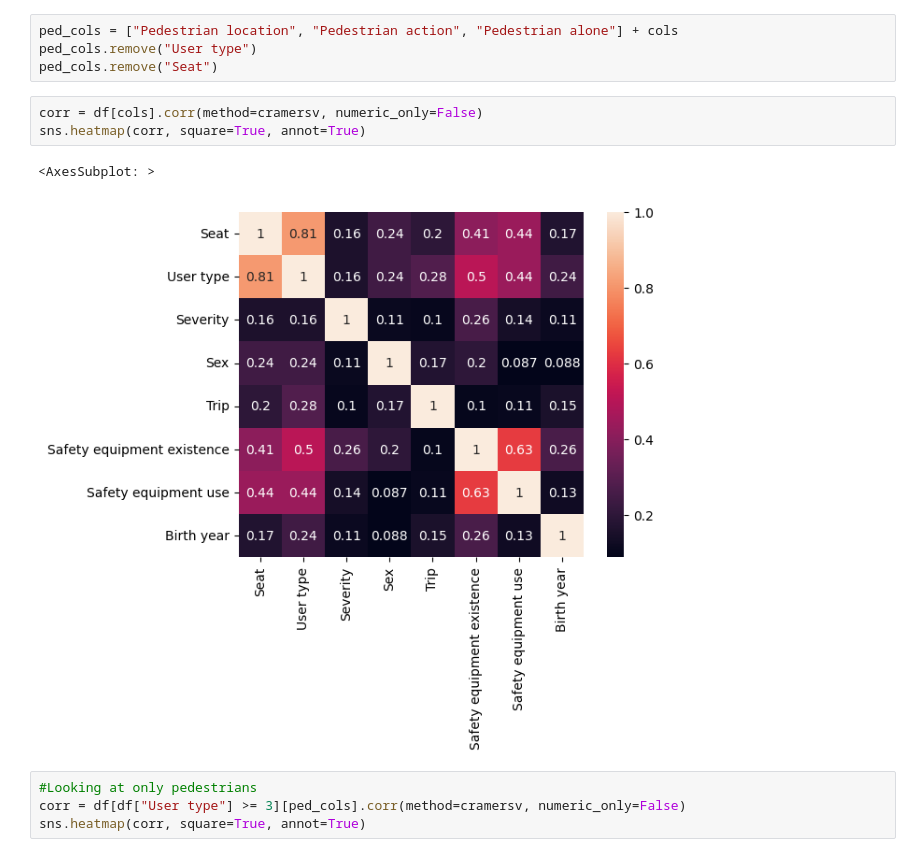
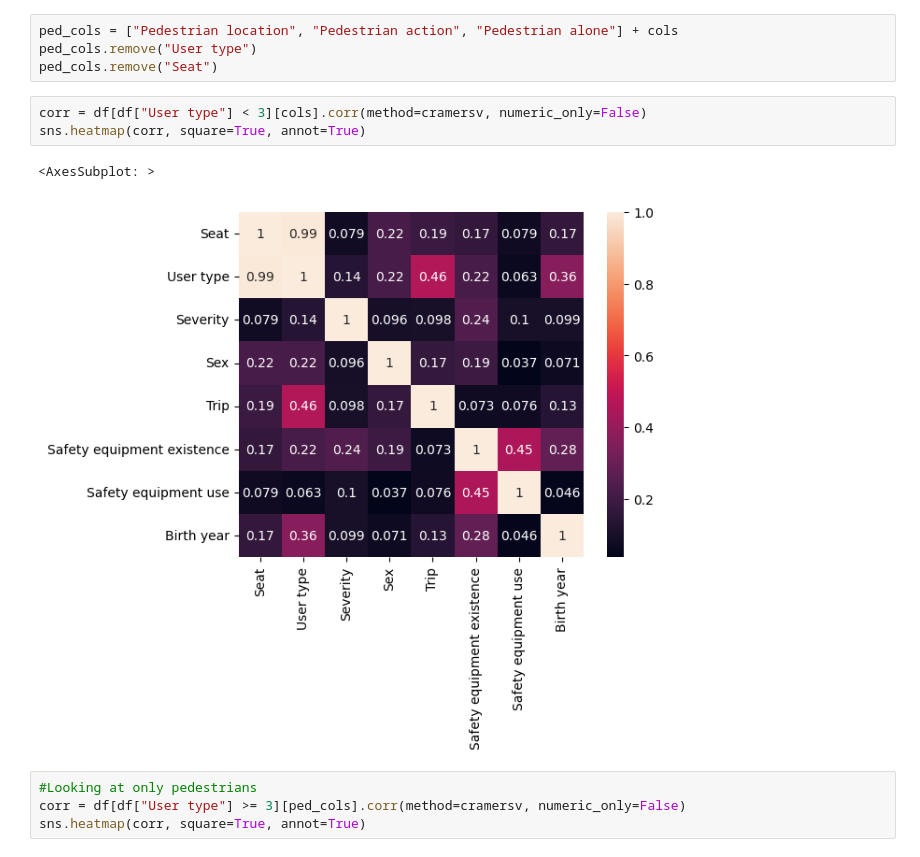
Before and after one commit to annagergaly/french-accidents, a Jupyter notebook: users.ipynb, the cells around one changed output. Saved outputs shown, nothing was run; the diff lists cells and outputs as text.

```diff
--- a/users.ipynb
+++ b/users.ipynb
@@ -485,11 +485,11 @@ ped_cols = ["Pedestrian location", "Pedestrian action", "Pedestrian alone"] + co
 ped_cols.remove("User type")
 ped_cols.remove("Seat")
 # %%
-corr = df[cols].corr(method=cramersv, numeric_only=False)
+corr = df[df["User type"] < 3][cols].corr(method=cramersv, numeric_only=False)
 sns.heatmap(corr, square=True, annot=True)
 # %% [output]
 <AxesSubplot: >
-[figure, old version]
+[figure, new version]
 # %%
 #Looking at only pedestrians
 corr = df[df["User type"] >= 3][ped_cols].corr(method=cramersv, numeric_only=False)
```
Also changed, not shown: parts of 3 cells of this notebook, 3 other files.
